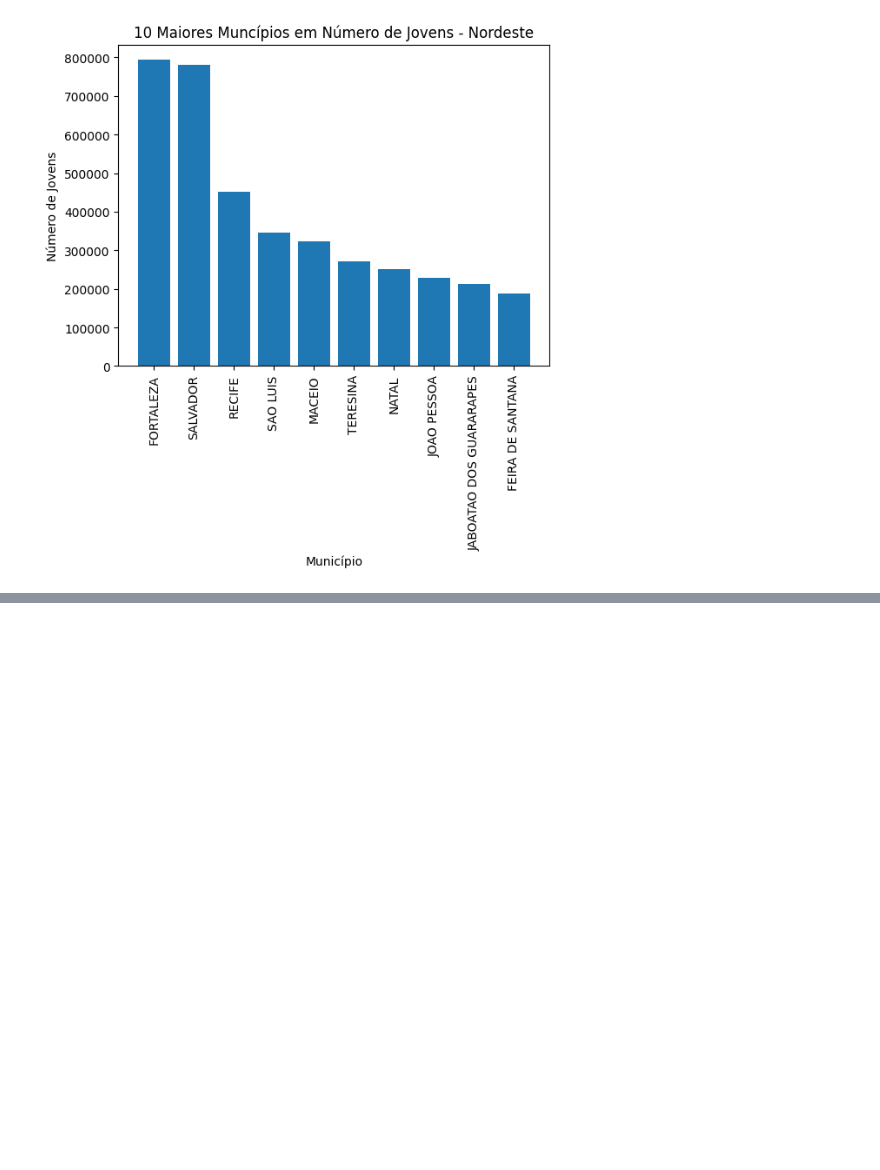
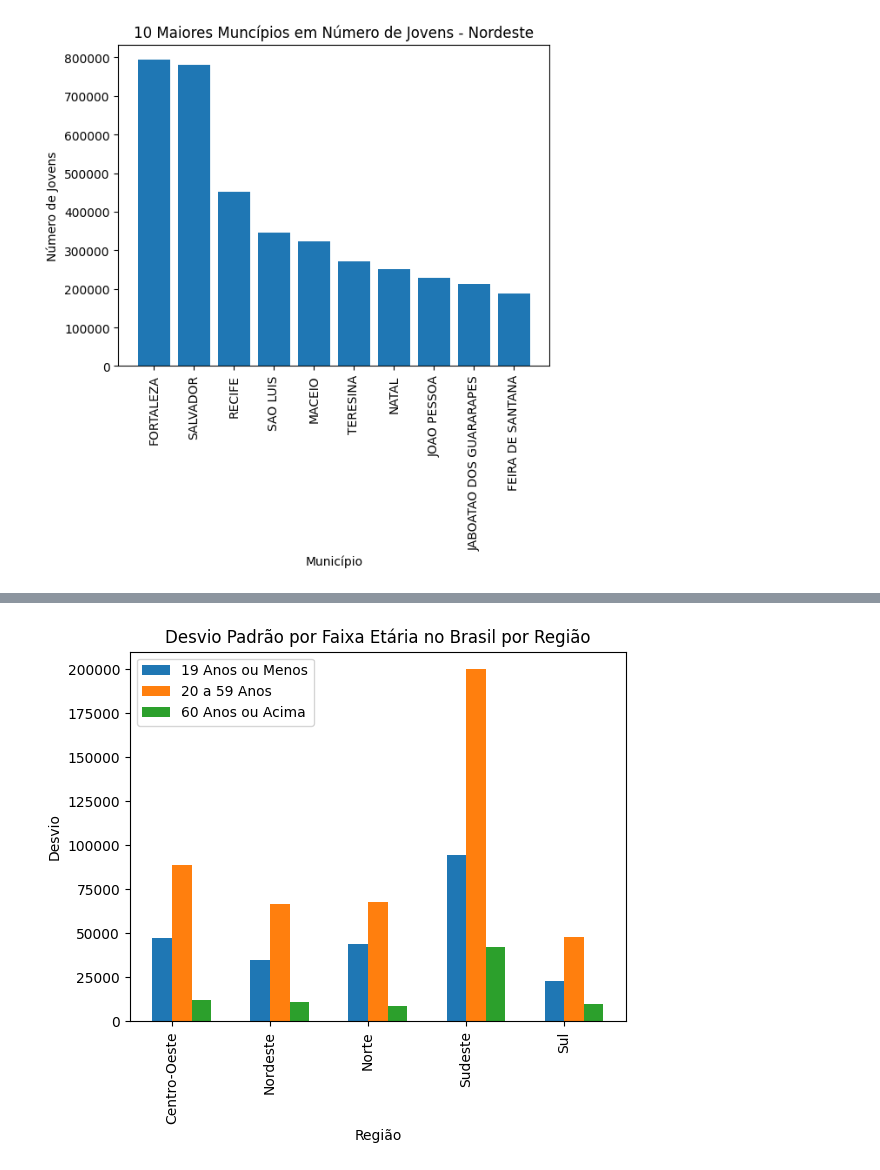
Before and after one commit to alfredjynx/capacitacao-pandas, a Jupyter notebook: pt2.ipynb, the cells around one changed output, grey strips where cells are left out. Drawn from its saved outputs; the diff is of its cells as text; code cells hidden in the pictures; blank space fills up the shorter version.

```diff
--- a/p2.ipynb
+++ b/pt2.ipynb
@@ -445,0 +590,16 @@ See the caveats in the documentation: https://pandas.pydata.org/pandas-docs/stab
+# %%
+df_grouped = df.groupby('Região')[['19 Anos ou Menos','20 a 59 Anos','60 Anos ou Acima']].std()
+
+x = np.arange(len(df_grouped.index))
+
+plt.bar(x-0.2,df_grouped['19 Anos ou Menos'],label='19 Anos ou Menos',align='edge',width=0.2)
+plt.bar(x,df_grouped['20 a 59 Anos'],label='20 a 59 Anos',align='edge',width=0.2)
+plt.bar(x+0.2,df_grouped['60 Anos ou Acima'],label='60 Anos ou Acima',align='edge',width=0.2)
+plt.xlabel('Região')
+plt.xticks(x,df_grouped.index,rotation=90)
+plt.ylabel('Desvio')
+plt.title('Desvio Padrão por Faixa Etária no Brasil por Região')
+plt.legend()
+plt.show()
+# %% [output]
+[figure, added]
```
Also changed, not shown: parts of 13 cells of this notebook.
